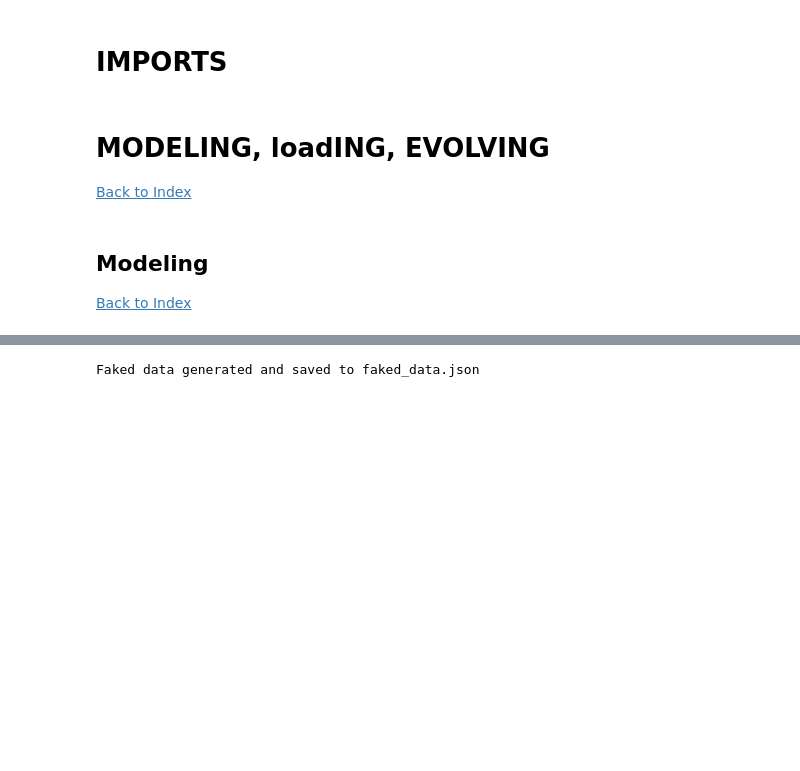
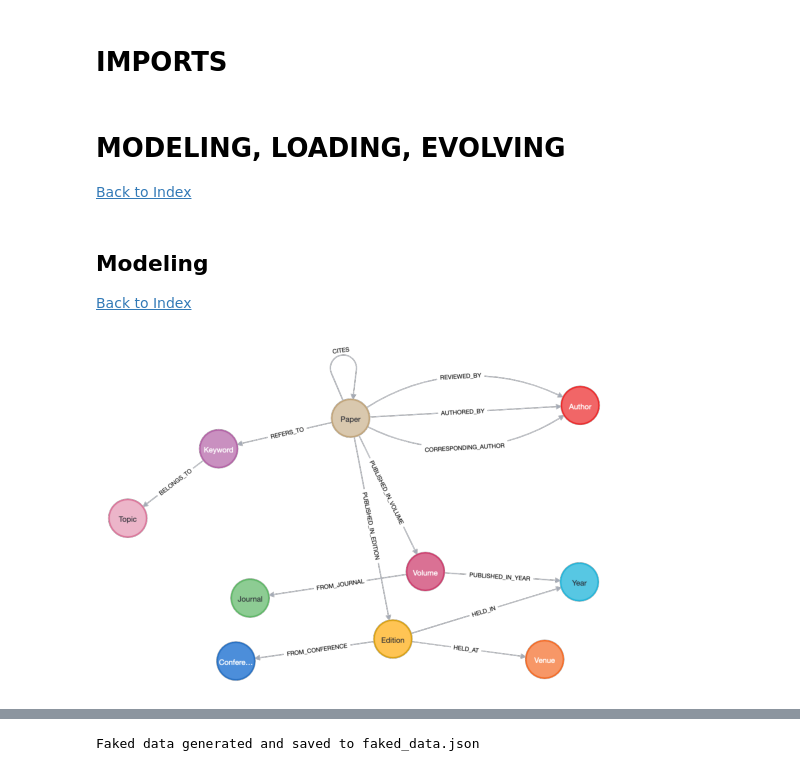
Before and after one commit to guill-mr/Neo4j_practice_set, a Jupyter notebook: Neo4j_practice_HW2.ipynb, the cells around one changed output, grey strips where cells are left out. Cells and saved outputs as stored; diff of their text form; code cells hidden in the pictures; blank space fills up the shorter version.

Commit message:
notebook now works correctly and creates an appropriate graph database

```diff
--- a/Neo4j_practice_HW2.ipynb
+++ b/Neo4j_practice_HW2.ipynb
@@ -57,10 +59,17 @@ password = "gwaB$3DMlab2"
 
 driver = GraphDatabase.driver(uri, auth=(user, password))
 # %% [markdown]
-# MODELING, loadING, EVOLVING
+# MODELING, LOADING, EVOLVING
 
 [Back to Index](#INDEX)
 # %% [markdown]
 ## Modeling
 
 [Back to Index](#INDEX)
+# %%
+conceptual_graph = mpimg.imread('graph.png')
+plt.imshow(conceptual_graph)
+plt.axis('off')
+plt.show()
+# %% [output]
+[figure, added]
```
Also changed, not shown: parts of 5 cells of this notebook, 3 other files.
